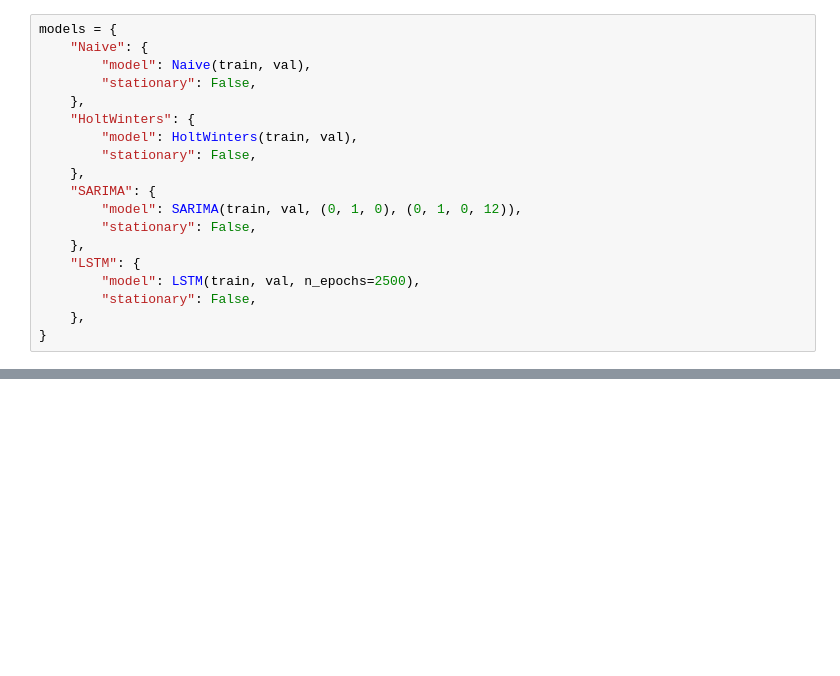
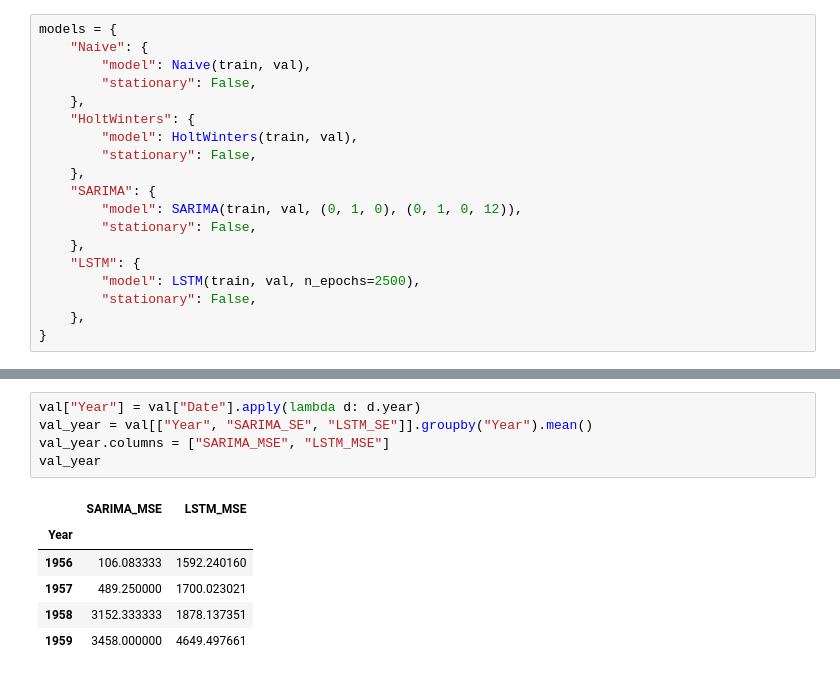
Before and after one commit to mlopez13/tsa_air_passengers, a Jupyter notebook: n6_all_models.ipynb, the cells around one changed output, grey strips where cells are left out. Drawn from its saved outputs; the diff is of its cells as text; blank space fills up the shorter version.

```diff
--- a/n6_all_models.ipynb
+++ b/n6_all_models.ipynb
@@ -103,0 +134,12 @@ plt.show()
+# %%
+val["Year"] = val["Date"].apply(lambda d: d.year)
+val_year = val[["Year", "SARIMA_SE", "LSTM_SE"]].groupby("Year").mean()
+val_year.columns = ["SARIMA_MSE", "LSTM_MSE"]
+val_year
+# %% [output]
+|  | SARIMA_MSE | LSTM_MSE |
+| Year |  |  |
+| 1956 | 106.083333 | 1592.240160 |
+| 1957 | 489.250000 | 1700.023021 |
+| 1958 | 3152.333333 | 1878.137351 |
+| 1959 | 3458.000000 | 4649.497661 |
```
Also changed, not shown: parts of 6 cells of this notebook.
